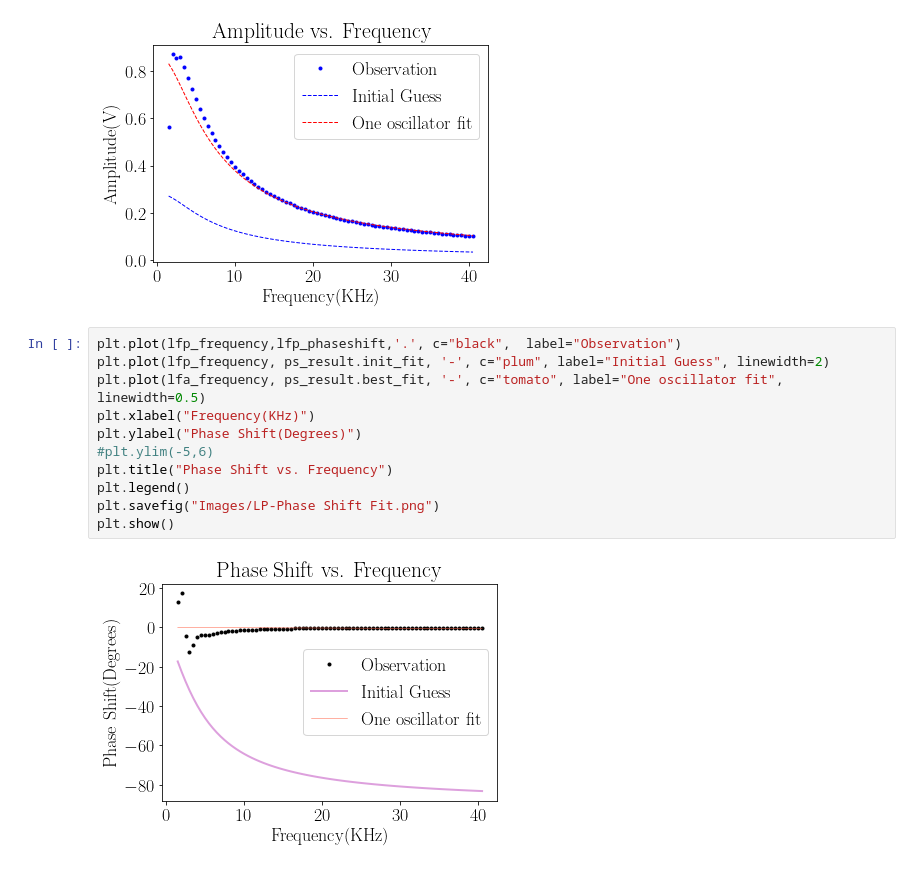
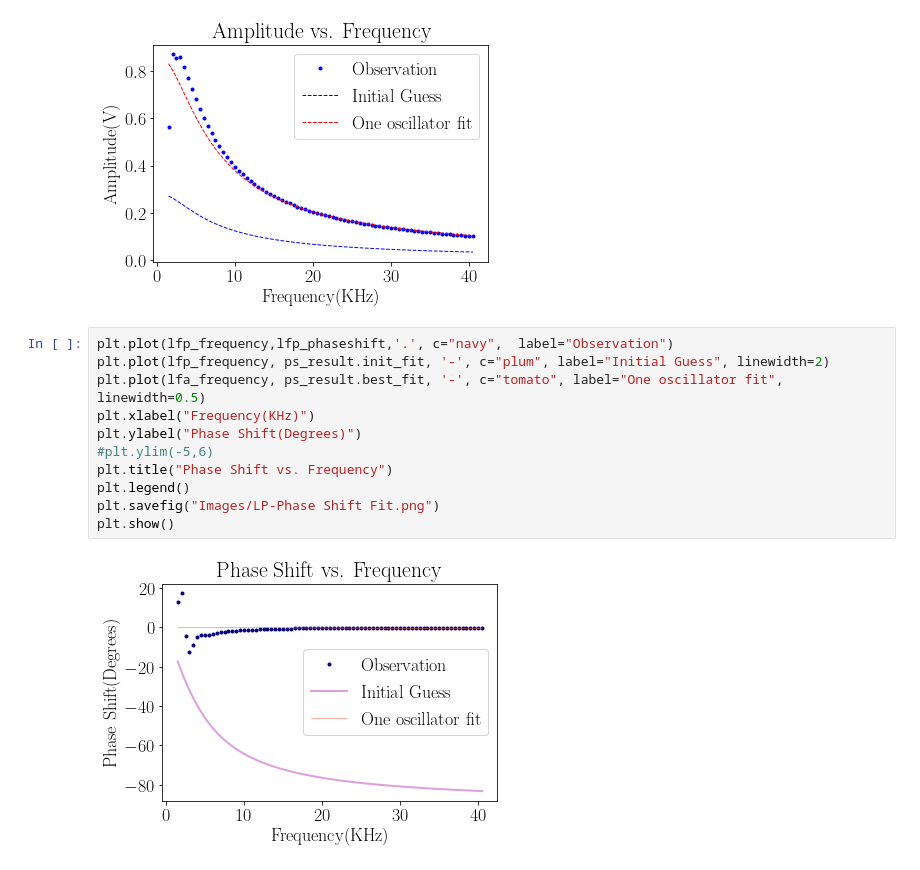
Before and after one commit to aaronkebede/PHY220, a Jupyter notebook: project-one/v2/Fitting Function.ipynb, the cells around one changed output. Saved outputs shown, nothing was run; the diff lists cells and outputs as text.

```diff
--- a/project-one/v2/Fitting Function.ipynb
+++ b/project-one/v2/Fitting Function.ipynb
@@ -118,16 +118,16 @@ plt.show()
 # %% [output]
 [figure]
 # %%
-plt.plot(lfp_frequency,lfp_phaseshift,'.', c="black",  label="Observation")
+plt.plot(lfp_frequency,lfp_phaseshift,'.', c="navy",  label="Observation")
 plt.plot(lfp_frequency, ps_result.init_fit, '-', c="plum", label="Initial Guess", linewidth=2)
 plt.plot(lfa_frequency, ps_result.best_fit, '-', c="tomato", label="One oscillator fit", linewidth=0.5)
 plt.xlabel("Frequency(KHz)")
 plt.ylabel("Phase Shift(Degrees)")
 #plt.ylim(-5,6)
 plt.title("Phase Shift vs. Frequency")
 plt.legend()
 plt.savefig("Images/LP-Phase Shift Fit.png")
 plt.show()
 # %% [output]
-[figure, old version]
+[figure, new version]
 # %%
```
Also changed, not shown: parts of 1 cell of this notebook, 2 other files.
